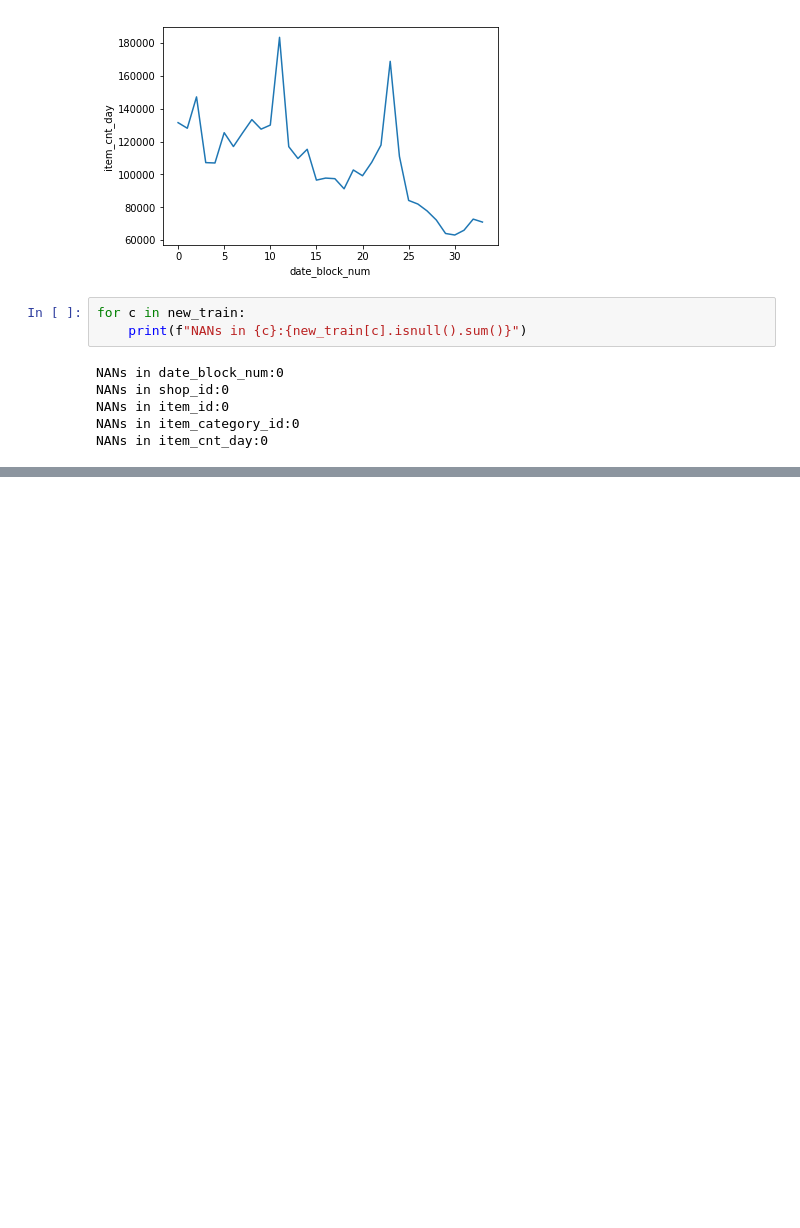
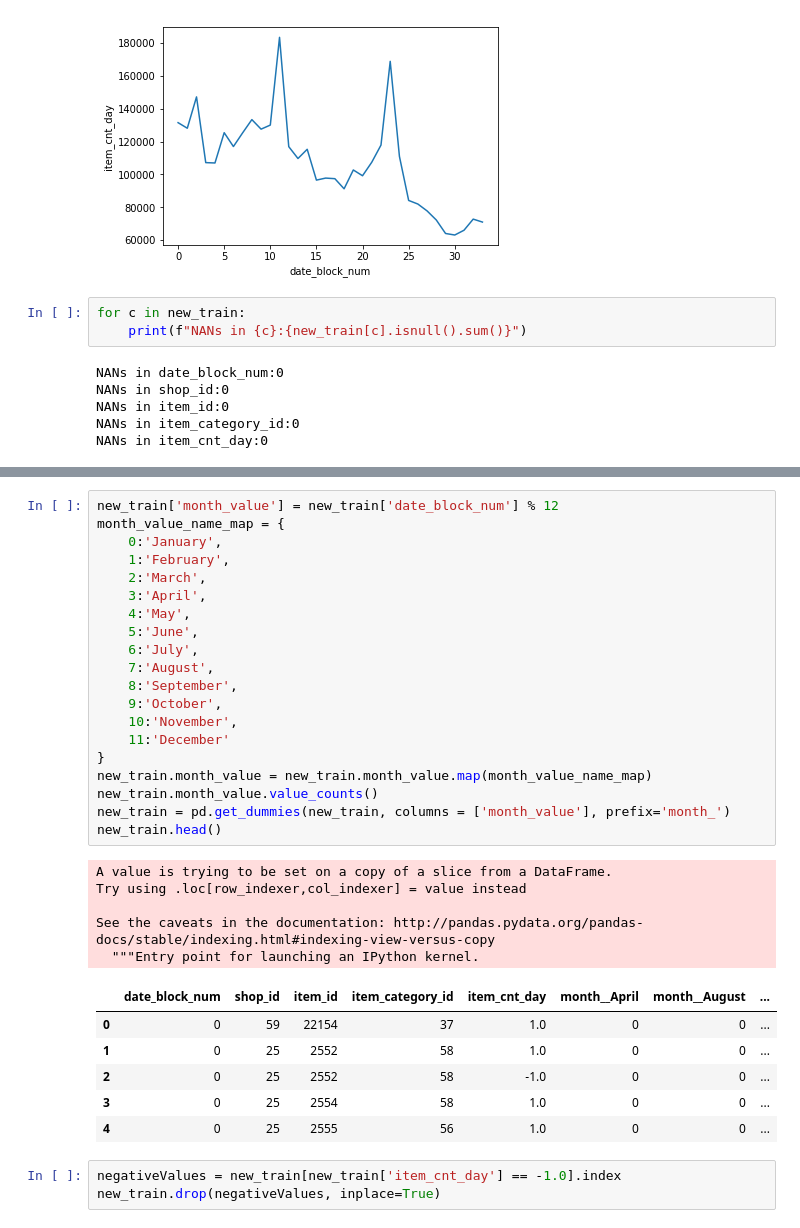
Before and after one commit to EgertM/SalesPredictions, a Jupyter notebook: app/SalesPredictions.ipynb, the cells around one changed output, grey strips where cells are left out. Cells and saved outputs as stored; diff of their text form; blank space fills up the shorter version.

```diff
--- a/app/SalesPredictions.ipynb
+++ b/app/SalesPredictions.ipynb
@@ -193,0 +202,35 @@ NANs in item_cnt_day:0
+# %%
+new_train['month_value'] = new_train['date_block_num'] % 12
+month_value_name_map = {
+    0:'January',
+    1:'February',
+    2:'March',
+    3:'April',
+    4:'May',
+    5:'June',
+    6:'July',
+    7:'August',
+    8:'September',
+    9:'October',
+    10:'November',
+    11:'December'
+}
+new_train.month_value = new_train.month_value.map(month_value_name_map)
+new_train.month_value.value_counts()
+new_train = pd.get_dummies(new_train, columns = ['month_value'], prefix='month_')
+new_train.head()
+# %% [output]
+A value is trying to be set on a copy of a slice from a DataFrame.
+Try using .loc[row_indexer,col_indexer] = value instead
+
+See the caveats in the documentation: http://pandas.pydata.org/pandas-docs/stable/indexing.html#indexing-view-versus-copy
+  """Entry point for launching an IPython kernel.
+|  | date_block_num | shop_id | item_id | item_category_id | item_cnt_day | month__April | month__August | ... |
+| 0 | 0 | 59 | 22154 | 37 | 1.0 | 0 | 0 | ... |
+| 1 | 0 | 25 | 2552 | 58 | 1.0 | 0 | 0 | ... |
+| 2 | 0 | 25 | 2552 | 58 | -1.0 | 0 | 0 | ... |
+| 3 | 0 | 25 | 2554 | 58 | 1.0 | 0 | 0 | ... |
+| 4 | 0 | 25 | 2555 | 56 | 1.0 | 0 | 0 | ... |
+# %%
+negativeValues = new_train[new_train['item_cnt_day'] == -1.0].index
+new_train.drop(negativeValues, inplace=True)
```
Also changed, not shown: parts of 5 cells of this notebook.
